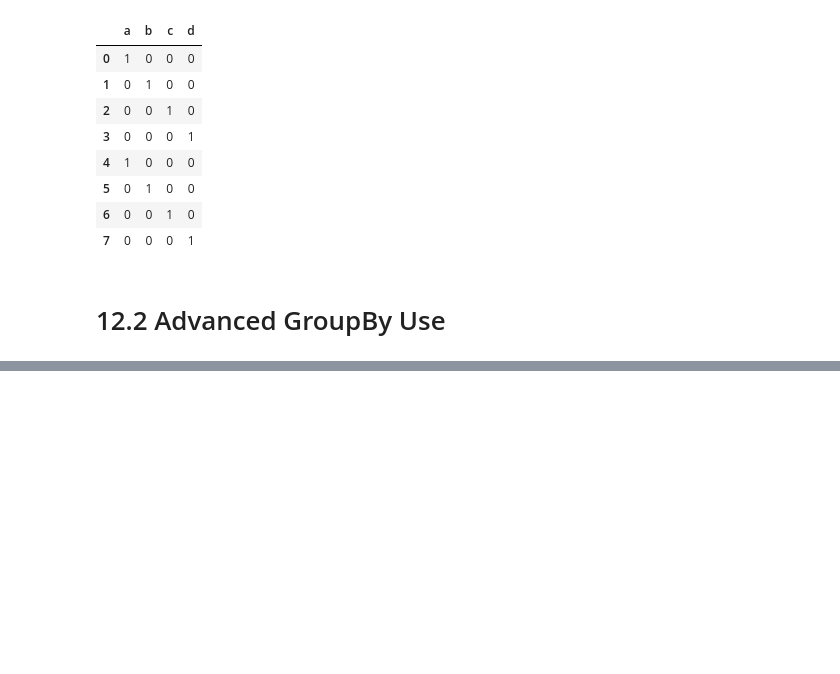
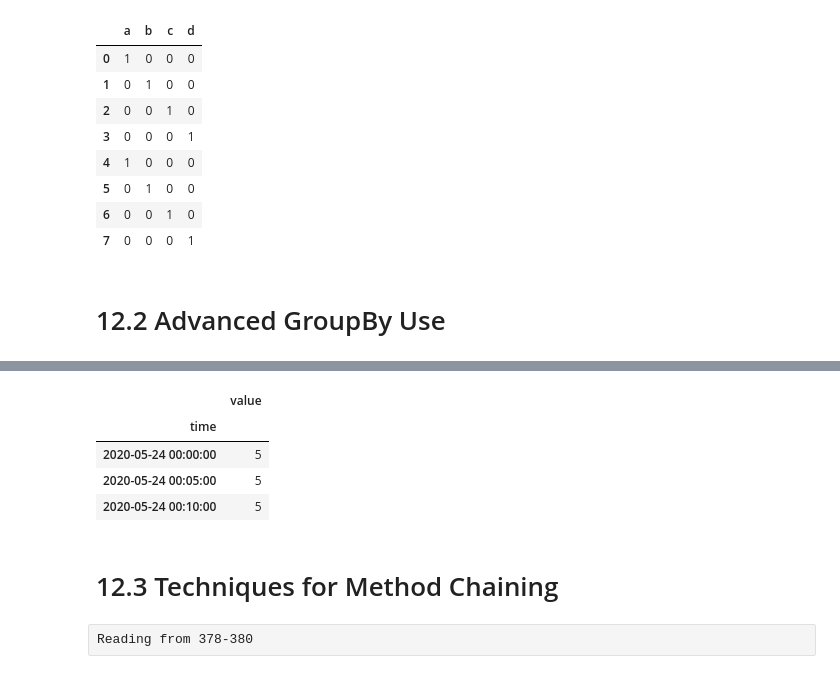
Before and after one commit to DanishHudani/Python-for-Data-Analysis-OReilly, a Jupyter notebook: Python for Data Analysis by Wes McKinney/Coding Samples/Chp12 - Advanced Pandas/Chp12 - Advanced Pandas.ipynb, the cells around one changed output, grey strips where cells are left out. Saved outputs shown, nothing was run; the diff lists cells and outputs as text; code cells hidden in the pictures; blank space fills up the shorter version.

```diff
--- a/Python for Data Analysis by Wes McKinney/Coding Samples/Chp12 - Advanced Pandas/Chp12 - Advanced Pandas.ipynb
+++ b/Python for Data Analysis by Wes McKinney/Coding Samples/Chp12 - Advanced Pandas/Chp12 - Advanced Pandas.ipynb
@@ -382,0 +539,12 @@ pd.get_dummies(s)
+# %%
+df.set_index('time').resample('5min').count()
+# %% [output]
+|  | value |
+| time |  |
+| 2020-05-24 00:00:00 | 5 |
+| 2020-05-24 00:05:00 | 5 |
+| 2020-05-24 00:10:00 | 5 |
+# %% [markdown]
+# 12.3 Techniques for Method Chaining
+# %% [raw]
+Reading from 378-380
```
Also changed, not shown: parts of 20 cells of this notebook.
